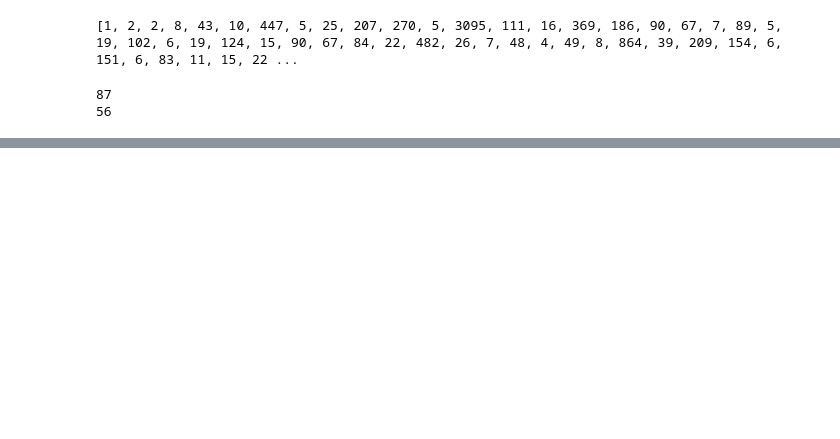
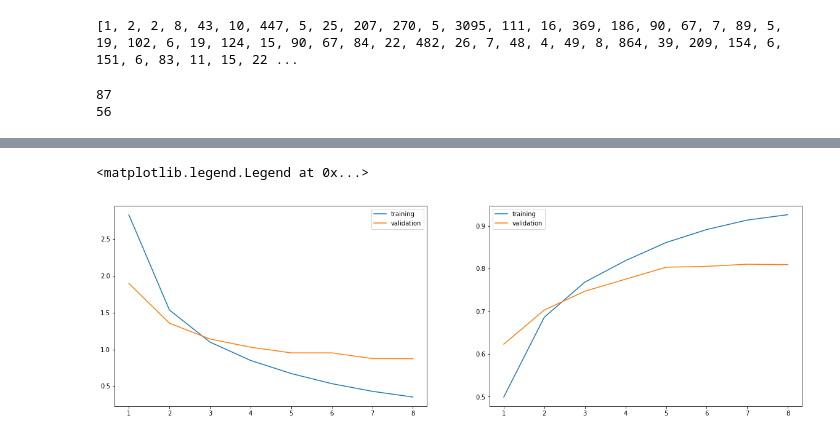
Before and after one commit to AntoineMontaut/Deep-learning, a Jupyter notebook: 04 Classifying Newswires.ipynb, the cells around one changed output, grey strips where cells are left out. Saved outputs shown, nothing was run; the diff lists cells and outputs as text; code cells hidden in the pictures; blank space fills up the shorter version.

```diff
--- a/04 Classifying Newswires.ipynb
+++ b/04 Classifying Newswires.ipynb
@@ -52,0 +71,3 @@ print_decoded_newswire(22)
+# %%
+x_train = vectorize_sequences(train_data)
+x_test = vectorize_sequences(test_data)
@@ -52,0 +127,20 @@ print_decoded_newswire(22)
+# %%
+model.compile(
+    optimizer='rmsprop',
+    loss='categorical_crossentropy',
+    metrics=['accuracy']
+)
+# %%
+x_val = x_train[:1000] # use a shuffle function (numpy or scikit) if the sets are not already shuffled
+partial_x_train = x_train[1000:]
+
+y_val = one_hot_train_labels[:1000]
+partial_y_train = one_hot_train_labels[1000:]
+# %%
+history = model.fit(
+    partial_x_train,
+    partial_y_train,
+    epochs=8,
+    batch_size=512,
+    validation_data=(x_val, y_val)
+)
@@ -52,0 +165,24 @@ print_decoded_newswire(22)
+# %%
+history_dict = history.history
+
+loss_values = history_dict['loss']
+val_loss_values = history_dict['val_loss']
+epochs = range(1, len(loss_values) + 1)
+
+acc_values = history_dict['acc']
+val_acc_values = history_dict['val_acc']
+epochs = range(1, len(acc_values) + 1)
+
+plt.figure(figsize=(20,6))
+plt.subplot(1, 2, 1)
+plt.plot(epochs, loss_values)
+plt.plot(epochs, val_loss_values)
+plt.legend(['training', 'validation'])
+
+plt.subplot(1, 2, 2)
+plt.plot(epochs, acc_values)
+plt.plot(epochs, val_acc_values)
+plt.legend(['training', 'validation'])
+# %% [output]
+<matplotlib.legend.Legend at 0x...>
+[figure, added]
```
Also changed, not shown: parts of 14 cells of this notebook, 1 other file.
